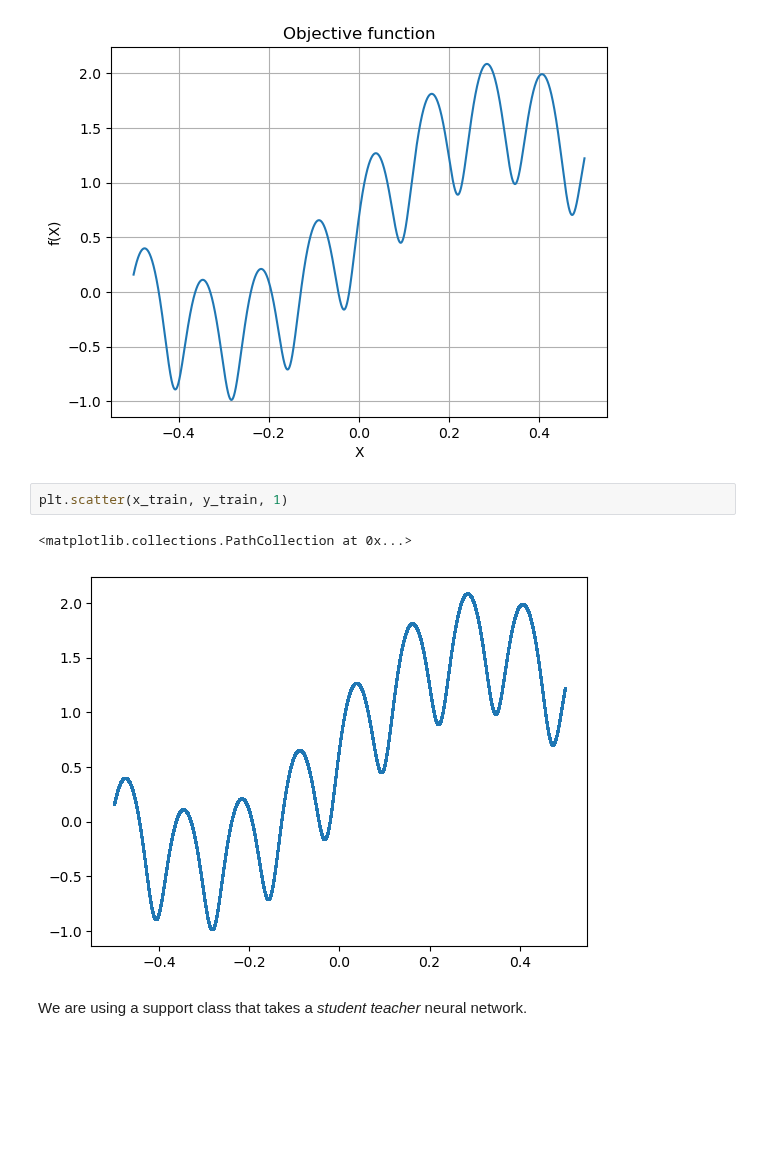
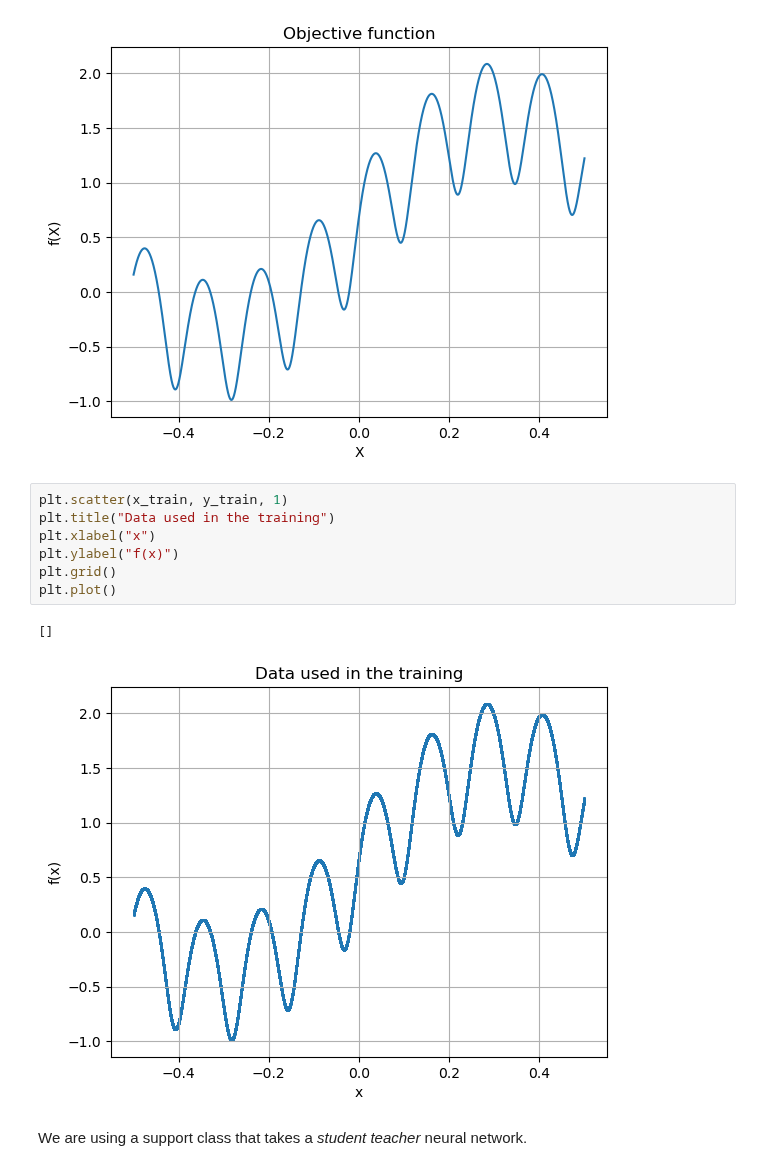
Before and after one commit to IZerab/Math_proj, a Jupyter notebook: New_script.ipynb, the cells around one changed output. Saved outputs shown, nothing was run; the diff lists cells and outputs as text; blank space fills up the shorter version.

```diff
--- a/New_script.ipynb
+++ b/New_script.ipynb
@@ -42,9 +41,14 @@ x_train, x_test, y_train, y_test = create_dataset(x, fx)
 [figure]
 # %%
 plt.scatter(x_train, y_train, 1)
+plt.title("Data used in the training")
+plt.xlabel("x")
+plt.ylabel("f(x)")
+plt.grid()
+plt.plot()
 # %% [output]
-<matplotlib.collections.PathCollection at 0x...>
+[]
-[figure, old version]
+[figure, new version]
 # %% [markdown]
 We are using a support class that takes a *student teacher* neural network.
 # %%
```
Also changed, not shown: parts of 4 cells of this notebook, 1 other file.
